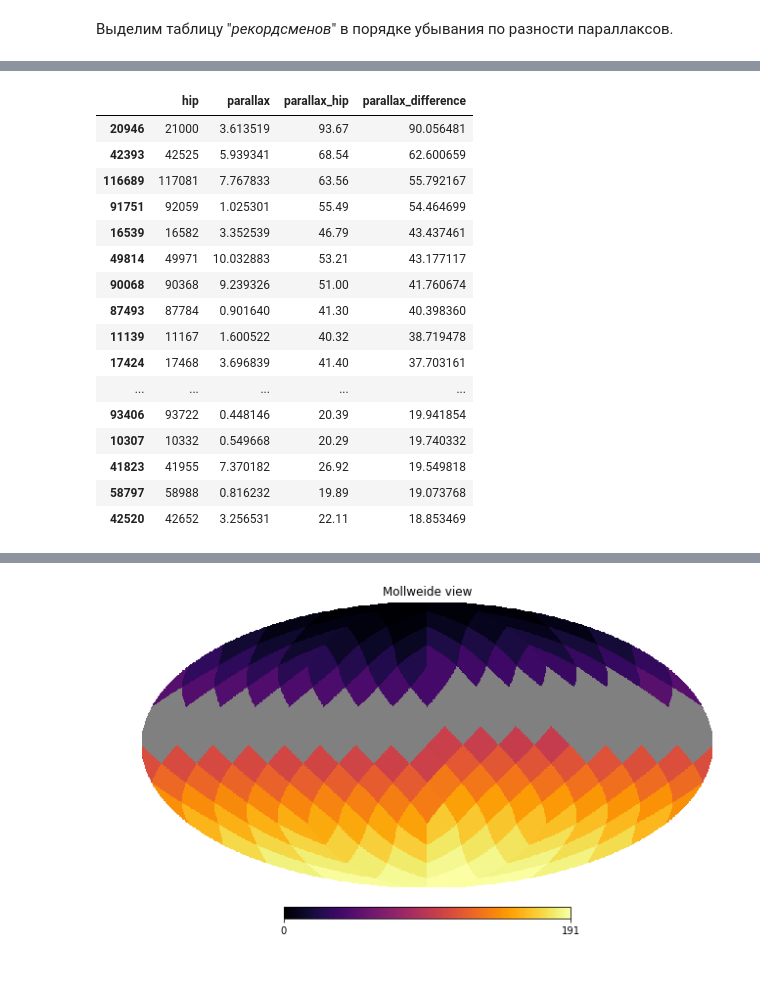
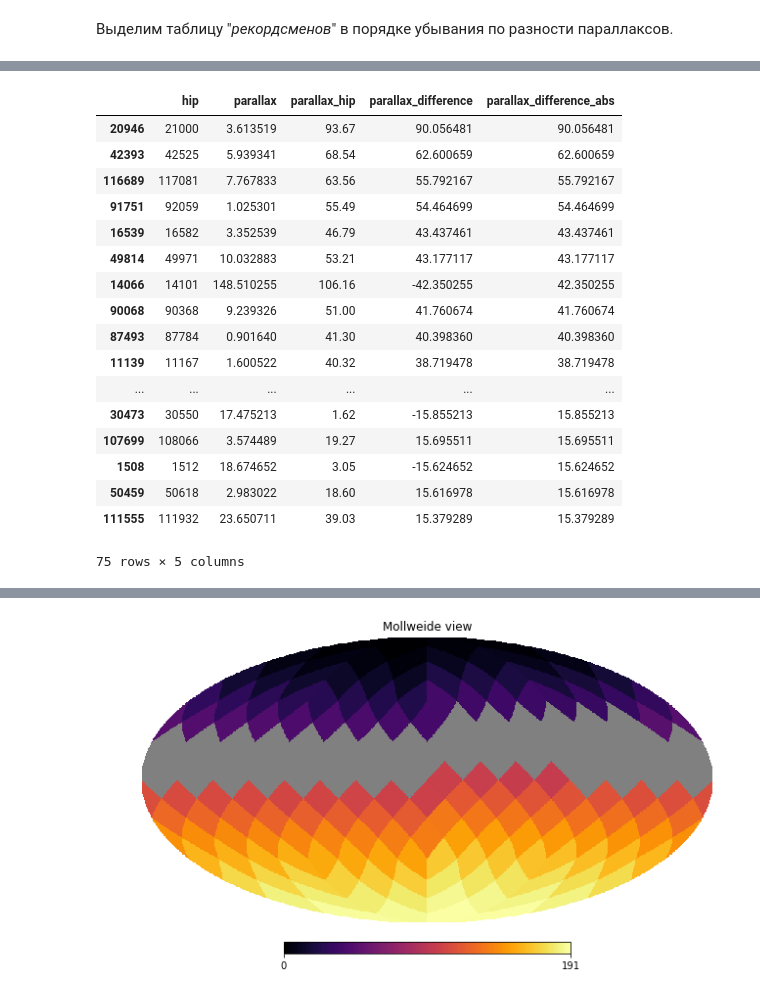
Before and after one commit to paantya/gaialib, a Jupyter notebook: d2018.ipynb, the cells around one changed output, grey strips where cells are left out. Drawn from its saved outputs; the diff is of its cells as text; code cells hidden in the pictures.

```diff
--- a/d2018.ipynb
+++ b/d2018.ipynb
@@ -101,10 +111,10 @@ def times():
 # %%
 %%time
 
-#!ls ./../../../data/astro/tgas/ #Проверка директории на наличие фийлов каталога
+#!ls ./../../data/astro/tgas/ #Проверка директории на наличие фийлов каталога
+!ls ./../../data/
 
-
-local_tgas = './../../../data/astro/tgas/'
+local_tgas = './../../data/astro/tgas/'
 file_tgas = 'TgasSource_000-000-000.csv'
 print('{}: Loading file {}..'.format(times(), file_tgas),)
 df_tgas = pd.read_csv(local_tgas + file_tgas)
@@ -149,9 +160,9 @@ Wall time: 51.1 s
 # %%
 %%time
 
-#!ls ./../../../data/astro/hip/ #Проверка содержания директории с файлом каталога
+#!ls ./../../data/astro/hip/ #Проверка содержания директории с файлом каталога
 
-local_hip = './../../../data/astro/hip/'
+local_hip = './../../data/astro/hip/'
 file_hip = 'hip2.dat'
 name_col = ['hip', #Hipparcos identifier
             'isol_n', #Sol. type new reduction
@@ -232,9 +243,9 @@ df_tgas_hip['parallax_error_hip'] = df_hip_tgas['parallax_error_hip'];
 
 #df_tgas_hip.head(10)
 
-df_tgas_hip.loc[df_tgas_hip['ra'] > 180,'ra'] = df_tgas_hip.loc[df_tgas_hip['ra'] > 180]['ra'] - 360
-df_tgas_hip.loc[df_tgas_hip['l'] > 180,'l'] = df_tgas_hip.loc[df_tgas_hip['l'] > 180]['l'] - 360
-df_tgas_hip.loc[df_tgas_hip['ecl_lon'] > 180,'ecl_lon'] = df_tgas_hip.loc[df_tgas_hip['ecl_lon'] > 180]['ecl_lon'] - 360
+df_tgas_hip.loc[df_tgas_hip['ra'] > 180,'ra'] = df_tgas_hip[df_tgas_hip['ra'] > 180]['ra'] - 360
+df_tgas_hip.loc[df_tgas_hip['l'] > 180,'l'] = df_tgas_hip[df_tgas_hip['l'] > 180]['l'] - 360
+df_tgas_hip.loc[df_tgas_hip['ecl_lon'] > 180,'ecl_lon'] = df_tgas_hip[df_tgas_hip['ecl_lon'] > 180]['ecl_lon'] - 360
 # %% [markdown]
 #### Замечание
 
@@ -246,7 +257,8 @@ df_tgas_hip.loc[df_tgas_hip['ecl_lon'] > 180,'ecl_lon'] = df_tgas_hip.loc[df_tga
 # %%
 srez = (df_tgas_hip['parallax'] > 0) & (df_tgas_hip['parallax_hip'] > 0 & ~df_tgas_hip['parallax'].apply(lambda x: np.isnan(x)) & ~df_tgas_hip['parallax_hip'].apply(lambda x: np.isnan(x)))
 
-df_tgas_hip['parallax_difference'] = df_tgas_hip[srez]['parallax_hip'] - df_tgas_hip[srez]['parallax']
+df_tgas_hip['parallax_difference'] = df_tgas_hip[srez]['parallax_hip'] - df_tgas_hip[srez]['parallax'];
+df_tgas_hip['parallax_difference_abs'] = df_tgas_hip[srez]['parallax_difference'].apply(lambda x: np.abs(x));
 # %% [markdown]
 Гистаграмма разностей параклаксов
 # %%
@@ -321,22 +371,23 @@ Wall time: 8.72 s
 # %%
 tmp = df_tgas_hip[['l','b','parallax_difference']].sort_values(by='parallax_difference', ascending=False).head(50)
-df_tgas_hip[['hip','parallax','parallax_hip','parallax_difference']].sort_values(
-    by='parallax_difference', ascending=False).head(50)
+df_tgas_hip[['hip','parallax','parallax_hip','parallax_difference','parallax_difference_abs']].sort_values(
+    by='parallax_difference_abs', ascending=False).head(75)
 # %% [output]
-|  | hip | parallax | parallax_hip | parallax_difference |
-| 20946 | 21000 | 3.613519 | 93.67 | 90.056481 |
-| 42393 | 42525 | 5.939341 | 68.54 | 62.600659 |
-| 116689 | 117081 | 7.767833 | 63.56 | 55.792167 |
-| 91751 | 92059 | 1.025301 | 55.49 | 54.464699 |
-| 16539 | 16582 | 3.352539 | 46.79 | 43.437461 |
-| 49814 | 49971 | 10.032883 | 53.21 | 43.177117 |
-| 90068 | 90368 | 9.239326 | 51.00 | 41.760674 |
-| 87493 | 87784 | 0.901640 | 41.30 | 40.398360 |
-| 11139 | 11167 | 1.600522 | 40.32 | 38.719478 |
-| 17424 | 17468 | 3.696839 | 41.40 | 37.703161 |
-| ... | ... | ... | ... | ... |
-| 93406 | 93722 | 0.448146 | 20.39 | 19.941854 |
-| 10307 | 10332 | 0.549668 | 20.29 | 19.740332 |
-| 41823 | 41955 | 7.370182 | 26.92 | 19.549818 |
-| 58797 | 58988 | 0.816232 | 19.89 | 19.073768 |
-| 42520 | 42652 | 3.256531 | 22.11 | 18.853469 |
+|  | hip | parallax | parallax_hip | parallax_difference | parallax_difference_abs |
+| 20946 | 21000 | 3.613519 | 93.67 | 90.056481 | 90.056481 |
+| 42393 | 42525 | 5.939341 | 68.54 | 62.600659 | 62.600659 |
+| 116689 | 117081 | 7.767833 | 63.56 | 55.792167 | 55.792167 |
+| 91751 | 92059 | 1.025301 | 55.49 | 54.464699 | 54.464699 |
+| 16539 | 16582 | 3.352539 | 46.79 | 43.437461 | 43.437461 |
+| 49814 | 49971 | 10.032883 | 53.21 | 43.177117 | 43.177117 |
+| 14066 | 14101 | 148.510255 | 106.16 | -42.350255 | 42.350255 |
+| 90068 | 90368 | 9.239326 | 51.00 | 41.760674 | 41.760674 |
+| 87493 | 87784 | 0.901640 | 41.30 | 40.398360 | 40.398360 |
+| 11139 | 11167 | 1.600522 | 40.32 | 38.719478 | 38.719478 |
+| ... | ... | ... | ... | ... | ... |
+| 30473 | 30550 | 17.475213 | 1.62 | -15.855213 | 15.855213 |
+| 107699 | 108066 | 3.574489 | 19.27 | 15.695511 | 15.695511 |
+| 1508 | 1512 | 18.674652 | 3.05 | -15.624652 | 15.624652 |
+| 50459 | 50618 | 2.983022 | 18.60 | 15.616978 | 15.616978 |
+| 111555 | 111932 | 23.650711 | 39.03 | 15.379289 | 15.379289 |
+75 rows × 5 columns
```
Also changed, not shown: parts of 26 cells of this notebook.
